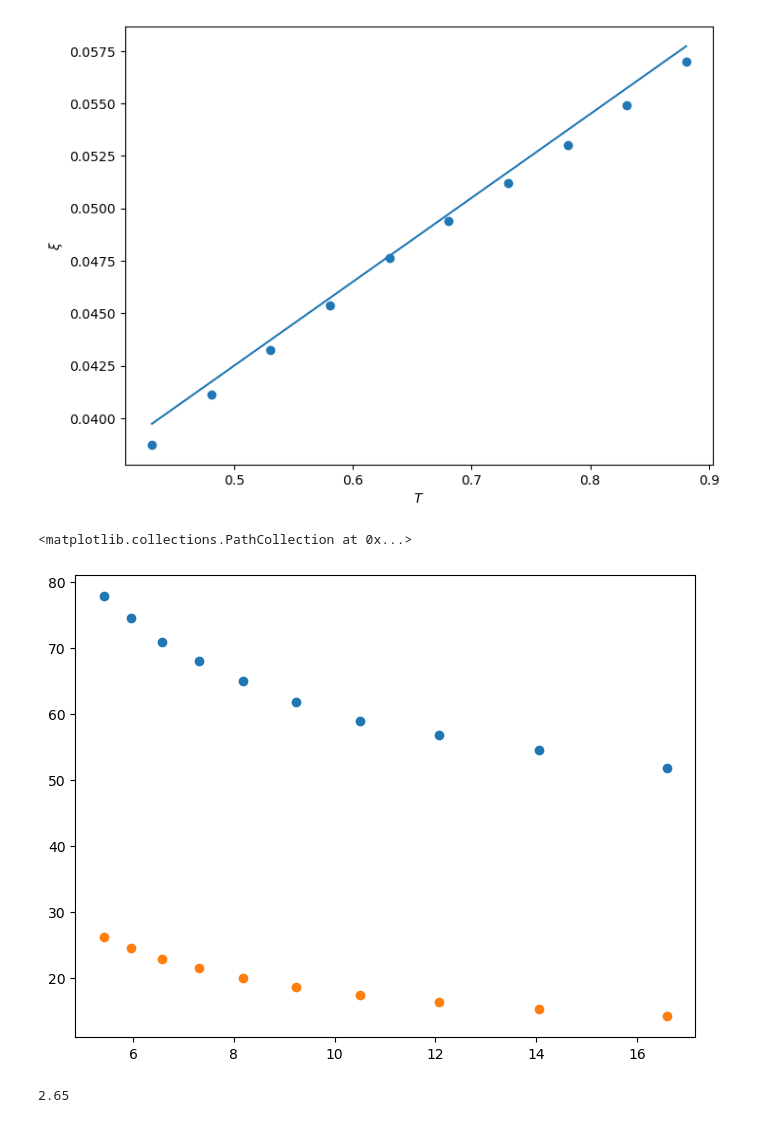
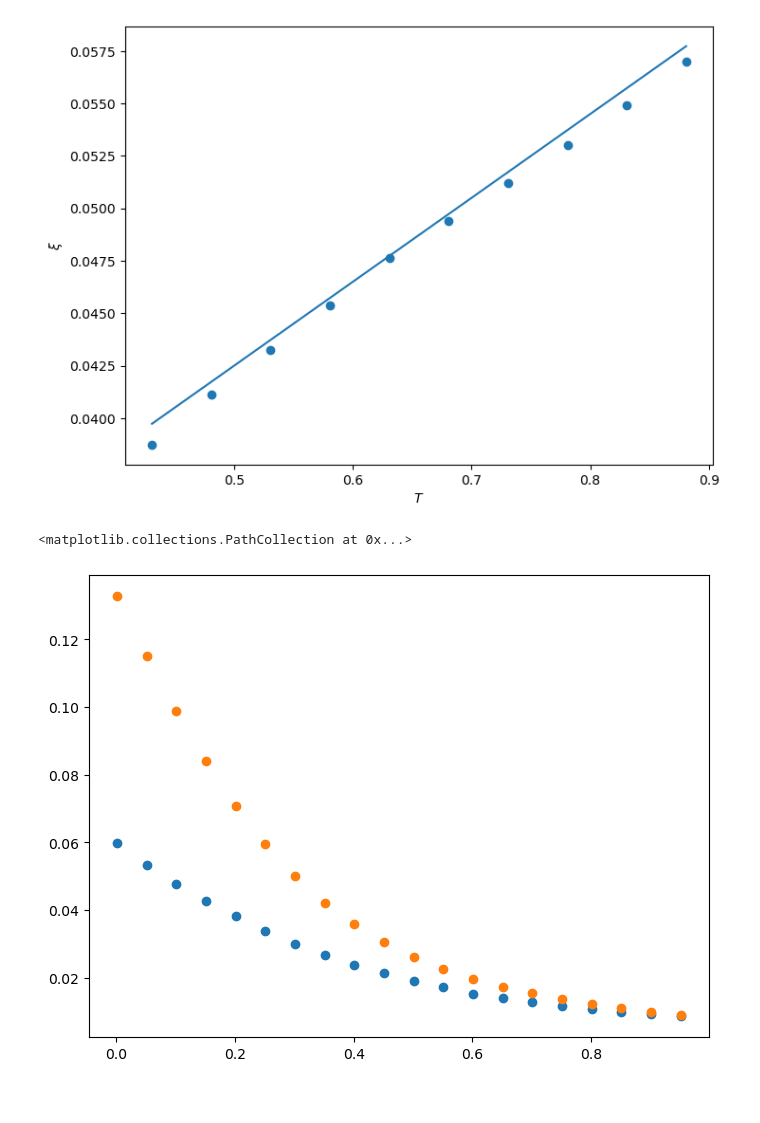
Before and after one commit to bsfn-0323/diffusion, a Jupyter notebook: recon_critBehav.ipynb, the cells around one changed output. Drawn from its saved outputs; the diff is of its cells as text; code cells hidden in the pictures.

```diff
--- a/recon_critBehav.ipynb
+++ b/recon_critBehav.ipynb
@@ -11,14 +11,14 @@ def load_original_data(L,temp,MCS):
     return np.fromfile(f"../ising_wolff/dataIsing2D_L{L}/config_L{L}_T{temp:.3f}.bin",dtype = np.int32).reshape(MCS,L**2)
 # %%
 Tmin = 2.27
-Tmax = 2.65
+Tmax = 3.22
 meas = 20
 Ts = np.linspace(Tmin,Tmax,meas)
 
 L = 10
 N = L**2
-P = 100000
-difftemp = 2
+P = 50000
+difftemp = 10
 nSteps = 300
 dt = 0.02
 # %%
@@ -163,20 +163,16 @@ for t,T in enumerate(Ts):
 # %%
 from scipy.optimize import curve_fit as cf
 def lin(x,a,b):
     return a*x+b
 #popt1, pcov = cf(lin,(Ts[5:]-Tc)**(-7/4),susc_recon[5:])
 #popt2, pcov = cf(lin,(Ts[5:]-Tc)**(-7/4),susc_true[5:])
 plt.figure(figsize = (8,6))
-plt.scatter((Ts[10:]-Tc)**(-7/4),susc_recon[10:]**-1)
-plt.scatter((Ts[10:]-Tc)**(-7/4),susc_true[10:]**-1)
+plt.scatter((Ts-Tc),susc_recon)
+plt.scatter((Ts-Tc),susc_true)
 #plt.plot((Ts-Tc)**(7/4), lin((Ts-Tc)**(-7/4),*popt1),color = "C0",linestyle = "--")
 #plt.grid("both",linestyle = "--",alpha = 0.2)
 #plt.xscale("log")
 #plt.yscale("log")
 # %% [output]
 <matplotlib.collections.PathCollection at 0x...>
-[figure, old version]
+[figure, new version]
-# %%
-2.27+ 19*0.02
-# %% [output]
-2.65
```
Also changed, not shown: parts of 6 cells of this notebook, 2 other files.
